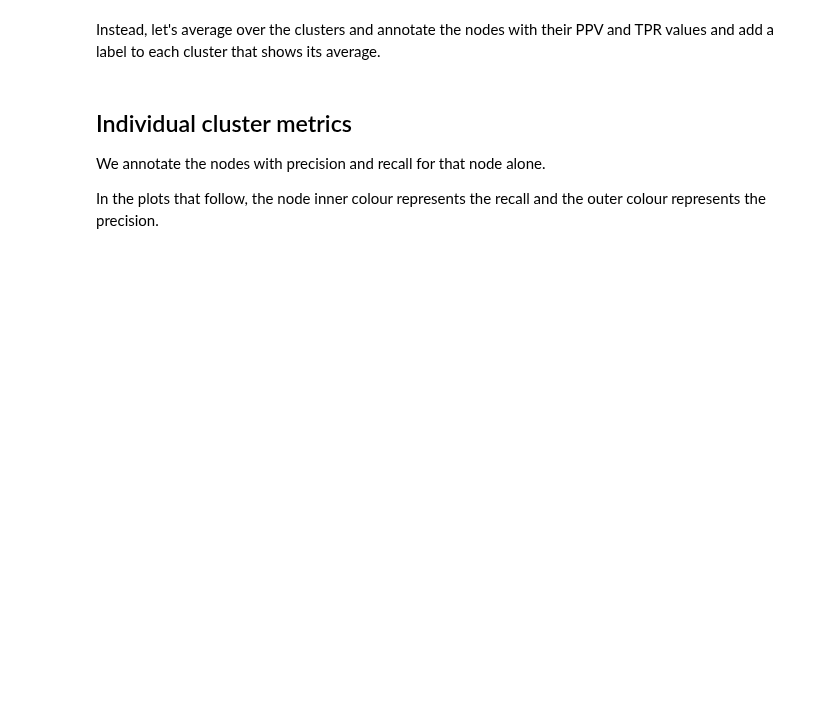
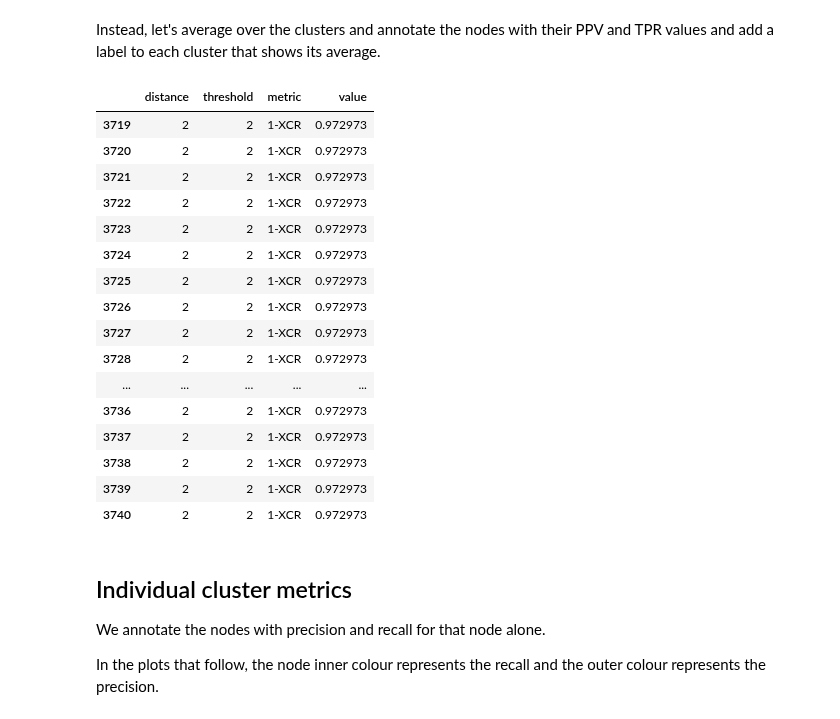
Before and after one commit to mbhall88/head_to_head_pipeline, a Jupyter notebook: analysis/transmission_clustering/eda/clustering.ipynb, the cells around one changed output. Saved outputs shown, nothing was run; the diff lists cells and outputs as text; code cells hidden in the pictures; blank space fills up the shorter version.

```diff
--- a/analysis/transmission_clustering/eda/clustering.ipynb
+++ b/analysis/transmission_clustering/eda/clustering.ipynb
@@ -859,5 +665,25 @@ TypeError: Cannot interpret '<attribute 'dtype' of 'numpy.generic' objects>' as
 # %% [markdown]
 Instead, let's average over the clusters and annotate the nodes with their PPV and TPR values and add a label to each cluster that shows its average.
+# %%
+df.query("distance==2 and threshold==2 and metric=='1-XCR'")
+# %% [output]
+|  | distance | threshold | metric | value |
+| 3719 | 2 | 2 | 1-XCR | 0.972973 |
+| 3720 | 2 | 2 | 1-XCR | 0.972973 |
+| 3721 | 2 | 2 | 1-XCR | 0.972973 |
+| 3722 | 2 | 2 | 1-XCR | 0.972973 |
+| 3723 | 2 | 2 | 1-XCR | 0.972973 |
+| 3724 | 2 | 2 | 1-XCR | 0.972973 |
+| 3725 | 2 | 2 | 1-XCR | 0.972973 |
+| 3726 | 2 | 2 | 1-XCR | 0.972973 |
+| 3727 | 2 | 2 | 1-XCR | 0.972973 |
+| 3728 | 2 | 2 | 1-XCR | 0.972973 |
+| ... | ... | ... | ... | ... |
+| 3736 | 2 | 2 | 1-XCR | 0.972973 |
+| 3737 | 2 | 2 | 1-XCR | 0.972973 |
+| 3738 | 2 | 2 | 1-XCR | 0.972973 |
+| 3739 | 2 | 2 | 1-XCR | 0.972973 |
+| 3740 | 2 | 2 | 1-XCR | 0.972973 |
 # %%
 import colorcet as cc
 from bokeh.palettes import linear_palette, plasma
```
Also changed, not shown: parts of 30 cells of this notebook, 1 other file.
